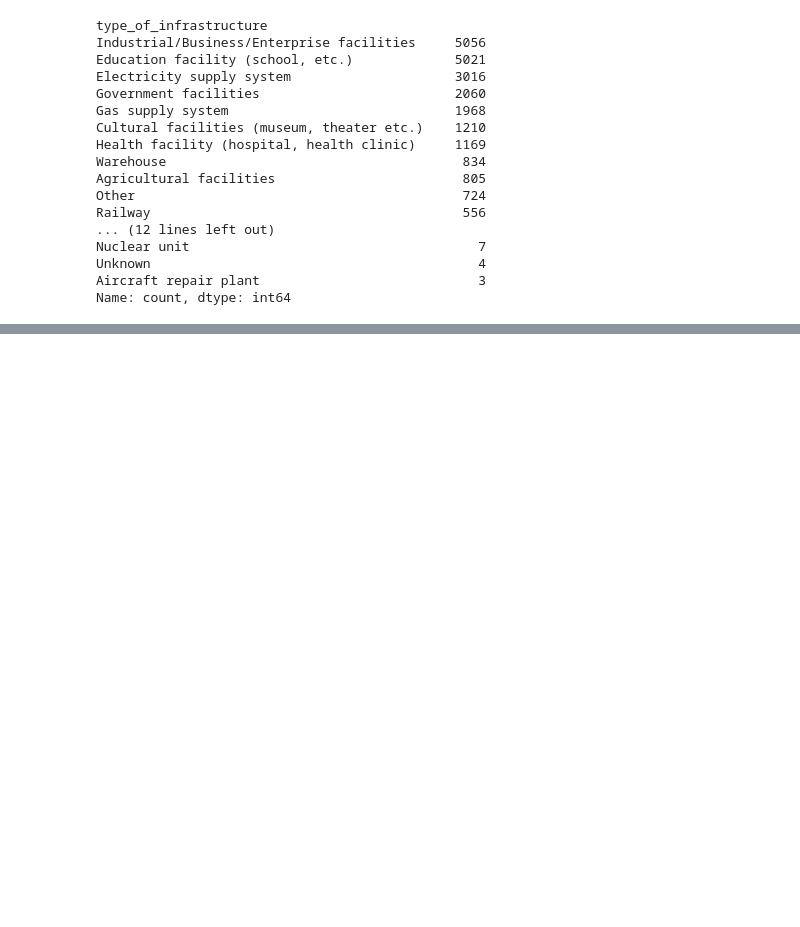
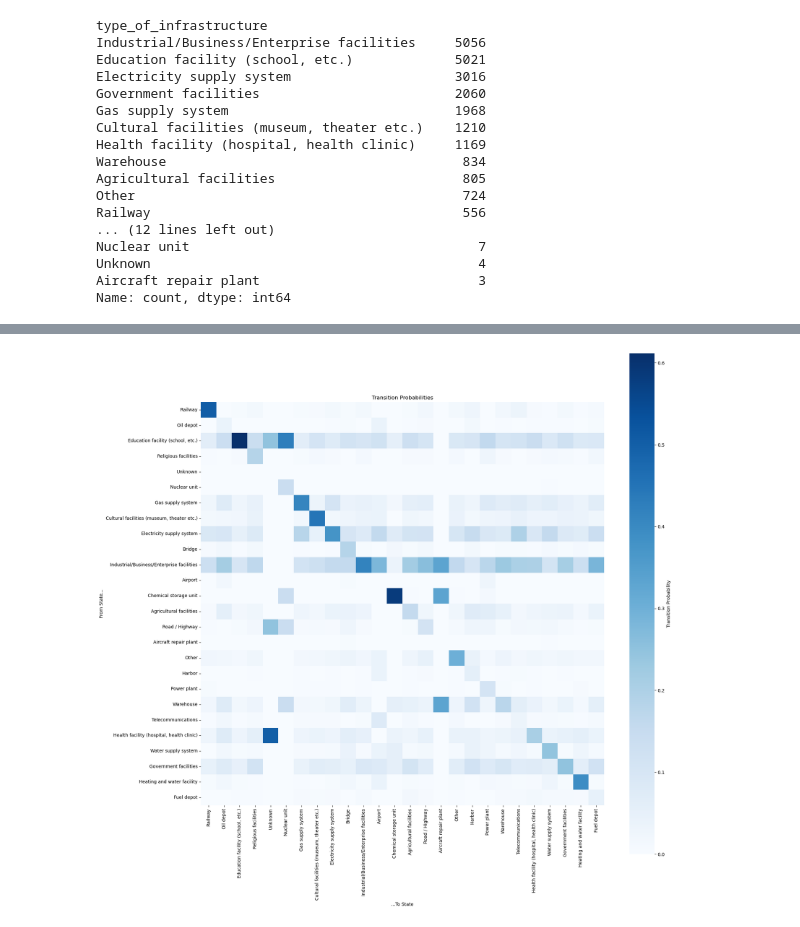
Before and after one commit to eglhannah/understanding_uncertainty_ukraine_project, a Jupyter notebook: MarkovChain.ipynb, the cells around one changed output, grey strips where cells are left out. Drawn from its saved outputs; the diff is of its cells as text; code cells hidden in the pictures; blank space fills up the shorter version.

Commit message:
added Infrastructure

```diff
--- a/MarkovChain.ipynb
+++ b/MarkovChain.ipynb
@@ -481,8 +495,8 @@ rayon
 # %%
 #get unique rayons for the States space
-ray_states = set(rayon.iloc[0])
-for i in range(1, len(rayon)):
-    transition_i = set(rayon.iloc[i])
-    ray_states = ray_states.union(transition_i)
-ray_states = list(ray_states)
-ray_states
+infra_states = set(infrastructure.iloc[0])
+for i in range(1, len(infrastructure)):
+    transition_i = set(infrastructure.iloc[i])
+    infra_states = infra_states.union(transition_i)
+infra_states = list(infra_states)
+infra_states
@@ -489,6 +521,6 @@ ray_states
 # %%
 #Now we need to modify the rayon df so the next rayon is in a new column "next_state"
-rayon['Current_State'] = rayon['rayon']
-rayon['Next_State'] = rayon['rayon'].shift(-1)
-rayon_transition = rayon.dropna(subset=['Next_State'])
-rayon_transition
+infrastructure['Current_State'] = infrastructure['type_of_infrastructure']
+infrastructure['Next_State'] = infrastructure['type_of_infrastructure'].shift(-1)
+infrastructure_transition = infrastructure.dropna(subset=['Next_State'])
+infrastructure_transition
@@ -496,16 +542,16 @@ rayon_transition
 #Setting up the transition matrix
 #S is the number of states
 #tr_counts is the transition count matrix filled with zeros
-S = len(ray_states)
+S = len(infra_states)
 tr_counts = np.zeros( (S, S) )
 # %%
 #Fill the transition count matrix
-for i in range(len(rayon_transition)):
-    current_state = rayon_transition.iloc[i]['Current_State']
-    next_state = rayon_transition.iloc[i]['Next_State']
+for i in range(len(infrastructure_transition)):
+    current_state = infrastructure_transition.iloc[i]['Current_State']
+    next_state = infrastructure_transition.iloc[i]['Next_State']
 
-    current_index = ray_states.index(current_state)
-    next_index = ray_states.index(next_state)
+    current_index = infra_states.index(current_state)
+    next_index = infra_states.index(next_state)
 
     tr_counts[current_index, next_index] += 1
 print("Transition Counts Matrix:\n", tr_counts)
@@ -527,15 +616,17 @@ print(tr_df)
 # %%
 plt.figure(figsize=(20, 20))
 sns.heatmap(tr_pr,
             cmap='Blues',
             square=True,
-            xticklabels=ray_states,
-            yticklabels=ray_states,
+            xticklabels=infra_states,
+            yticklabels=infra_states,
             cbar_kws={'label': 'Transition Probability'})
 
 plt.title('Transition Probabilities')
 plt.xlabel('...To State')
 plt.ylabel('From State...')
 plt.xticks(rotation=90)
 plt.yticks(rotation=0)
 plt.show()
+# %% [output]
+[figure, added]
```
Also changed, not shown: parts of 6 cells of this notebook.
